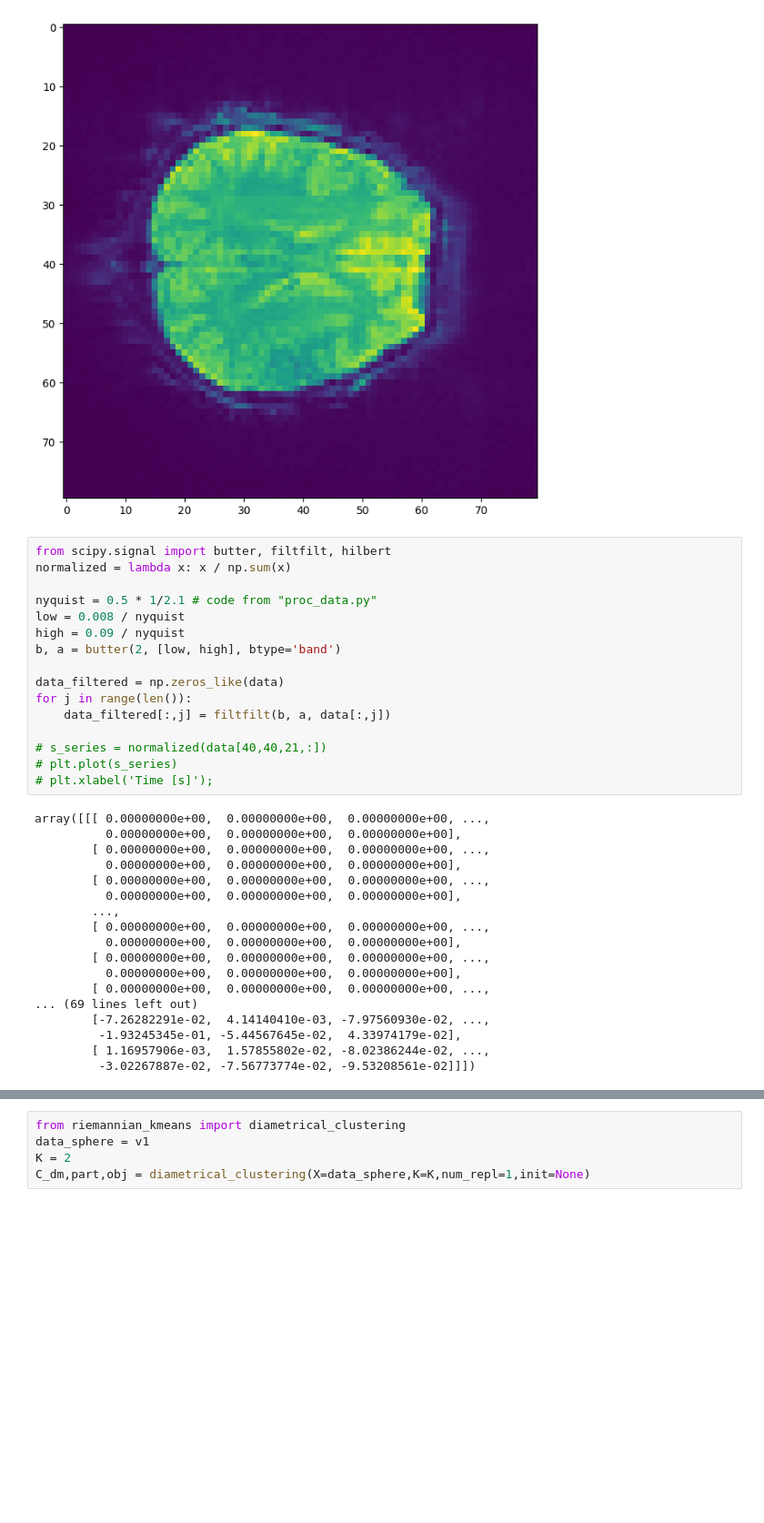
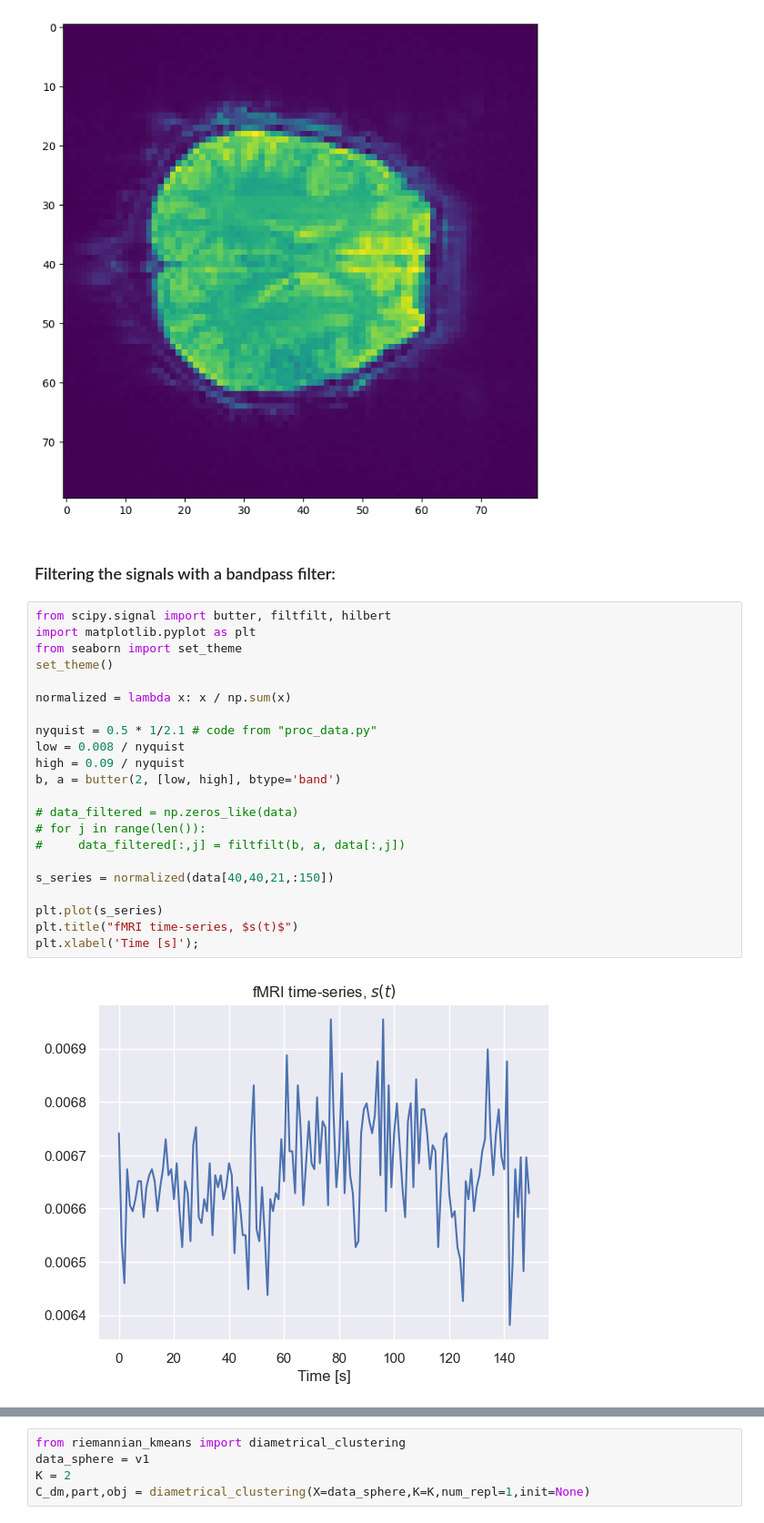
Before and after one commit to AlecHero/Fagprojekt, a Jupyter notebook: LEiDA_demo.ipynb, the cells around one changed output, grey strips where cells are left out. Shown at 91% size. Drawn from its saved outputs; the diff is of its cells as text; blank space fills up the shorter version.

```diff
--- a/LEiDA_demo.ipynb
+++ b/LEiDA_demo.ipynb
@@ -56,37 +58,29 @@ animate_snapshots(idx=21, data=data)
 # %% [output]
 ......
 [figure]
+# %% [markdown]
+### Filtering the signals with a bandpass filter:
 # %%
 from scipy.signal import butter, filtfilt, hilbert
+import matplotlib.pyplot as plt
+from seaborn import set_theme
+set_theme()
+
 normalized = lambda x: x / np.sum(x)
 
 nyquist = 0.5 * 1/2.1 # code from "proc_data.py"
 low = 0.008 / nyquist
 high = 0.09 / nyquist
 b, a = butter(2, [low, high], btype='band')
 
-data_filtered = np.zeros_like(data)
-for j in range(len()):
-    data_filtered[:,j] = filtfilt(b, a, data[:,j])
+# data_filtered = np.zeros_like(data)
+# for j in range(len()):
+#     data_filtered[:,j] = filtfilt(b, a, data[:,j])
 
-# s_series = normalized(data[40,40,21,:])
-# plt.plot(s_series)
-# plt.xlabel('Time [s]');
+s_series = normalized(data[40,40,21,:150])
+
+plt.plot(s_series)
+plt.title("fMRI time-series, $s(t)$")
+plt.xlabel('Time [s]');
 # %% [output]
-array([[[ 0.00000000e+00,  0.00000000e+00,  0.00000000e+00, ...,
-          0.00000000e+00,  0.00000000e+00,  0.00000000e+00],
-        [ 0.00000000e+00,  0.00000000e+00,  0.00000000e+00, ...,
-          0.00000000e+00,  0.00000000e+00,  0.00000000e+00],
-        [ 0.00000000e+00,  0.00000000e+00,  0.00000000e+00, ...,
-          0.00000000e+00,  0.00000000e+00,  0.00000000e+00],
-        ...,
-        [ 0.00000000e+00,  0.00000000e+00,  0.00000000e+00, ...,
-          0.00000000e+00,  0.00000000e+00,  0.00000000e+00],
-        [ 0.00000000e+00,  0.00000000e+00,  0.00000000e+00, ...,
-          0.00000000e+00,  0.00000000e+00,  0.00000000e+00],
-        [ 0.00000000e+00,  0.00000000e+00,  0.00000000e+00, ...,
-... (69 lines left out)
-        [-7.26282291e-02,  4.14140410e-03, -7.97560930e-02, ...,
-         -1.93245345e-01, -5.44567645e-02,  4.33974179e-02],
-        [ 1.16957906e-03,  1.57855802e-02, -8.02386244e-02, ...,
-         -3.02267887e-02, -7.56773774e-02, -9.53208561e-02]]])
+[figure, added]
```
Also changed, not shown: parts of 13 cells of this notebook.
